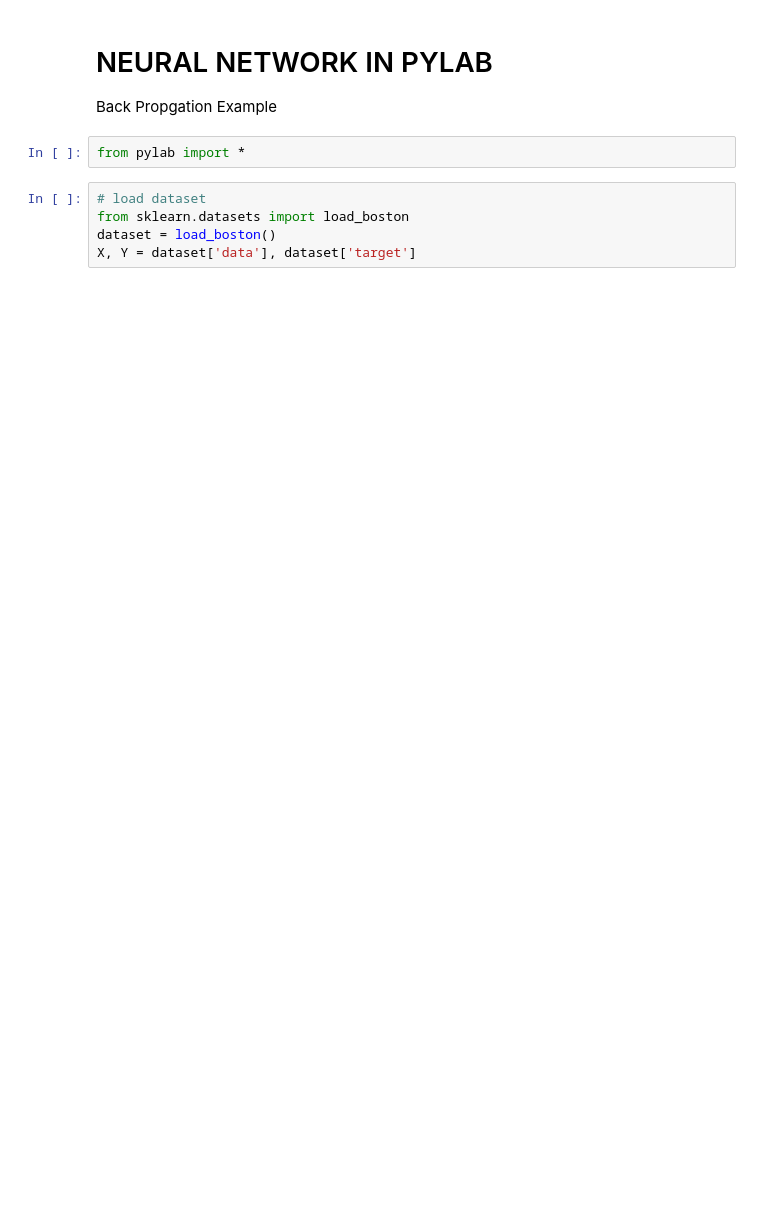
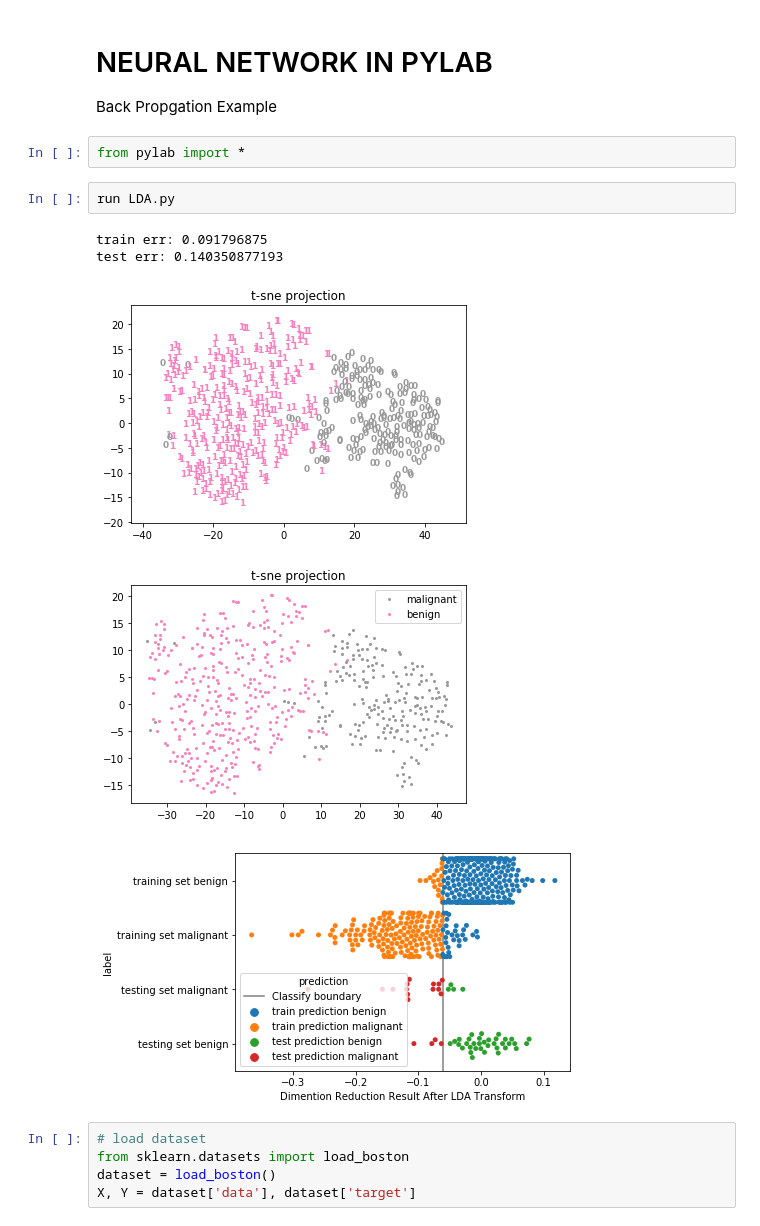
Before and after one commit to the0demiurge/Python-Scripts, a Jupyter notebook: src/MachineLearning/algorithm/neural_network.ipynb, the cells around one changed output. Cells and saved outputs as stored; diff of their text form; blank space fills up the shorter version.

```diff
--- a/src/MachineLearning/algorithm/neural_network.ipynb
+++ b/src/MachineLearning/algorithm/neural_network.ipynb
@@ -3,6 +3,14 @@
 Back Propgation Example
 # %%
 from pylab import *
+# %%
+run LDA.py
+# %% [output]
+train err: 0.091796875
+test err: 0.140350877193
+[figure, added]
+[figure, added]
+[figure, added]
 # %%
 # load dataset
 from sklearn.datasets import load_boston
```
Also changed, not shown: 5 other files.
